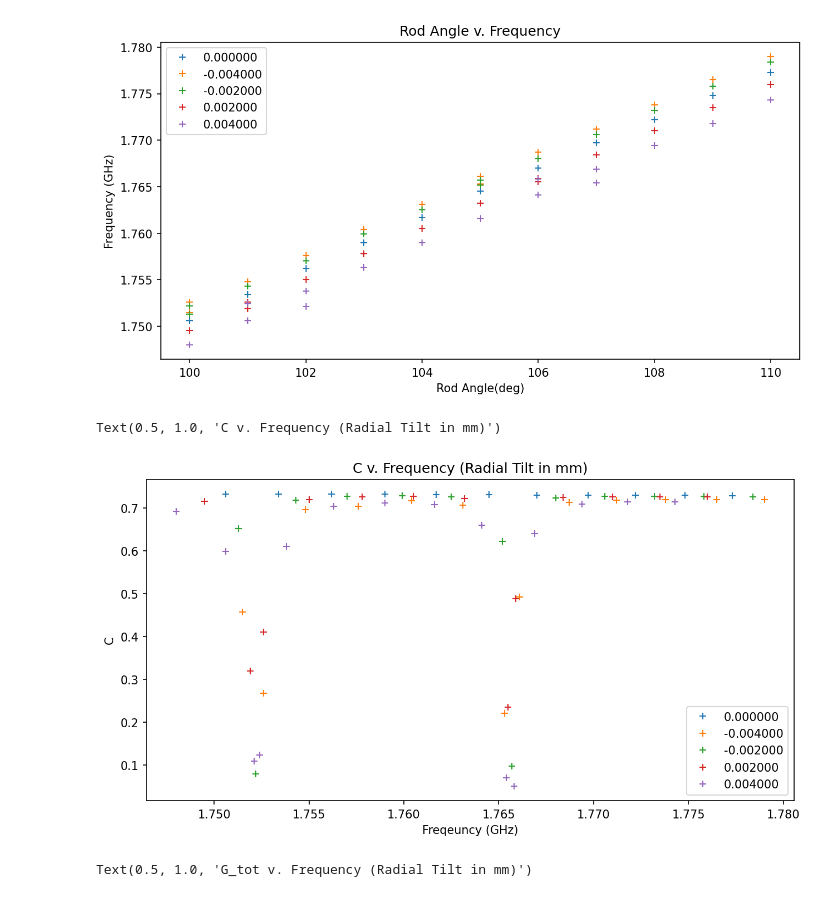
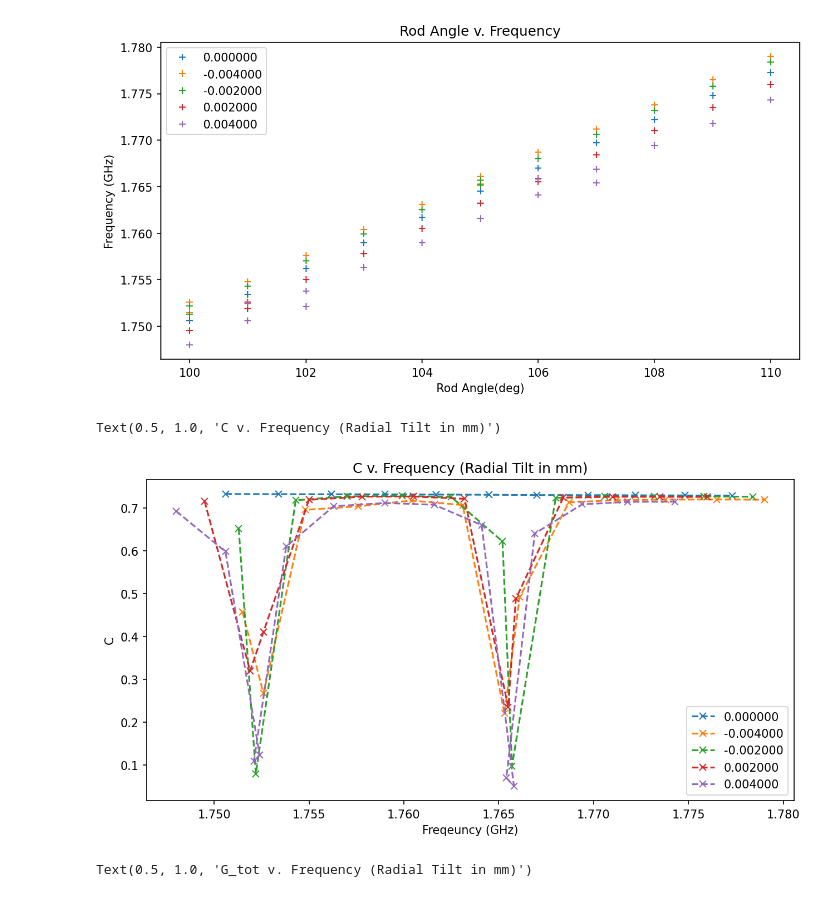
Before and after one commit to peanutflavorbean/CAPP, a Jupyter notebook: tolerance.ipynb, the cells around one changed output. Cells and saved outputs as stored; diff of their text form; code cells hidden in the pictures.

```diff
--- a/tolerance.ipynb
+++ b/tolerance.ipynb
@@ -75,20 +75,20 @@ Text(0.5, 1.0, 'Rod Angle v. Frequency')
 # %%
 fig,axs = plt.subplots(1,1,figsize=(10,5),dpi=150)
 #p_error = np.zeros(1)
 #n_error = np.zeros(1)
 for v in var:
    if (1):
       freq = data[v][1] # freq of prompt
       pmt = data[v][2] # C of prompt
       label = '%f' % v
-      axs.plot(freq,pmt,marker='+',linestyle='None', label=label)
+      axs.plot(freq,pmt,marker='x',linestyle='--', label=label)
 axs.legend()
 axs.set_ylabel('C')
 axs.set_xlabel('Freqeuncy (GHz)')
 axs.set_title('C v. Frequency (Radial Tilt in mm)')
 # %% [output]
 Text(0.5, 1.0, 'C v. Frequency (Radial Tilt in mm)')
-[figure, old version]
+[figure, new version]
 # %%
 fig,axs = plt.subplots(1,1,figsize=(10,5),dpi=150)
 #p_error = np.zeros(1)
```
